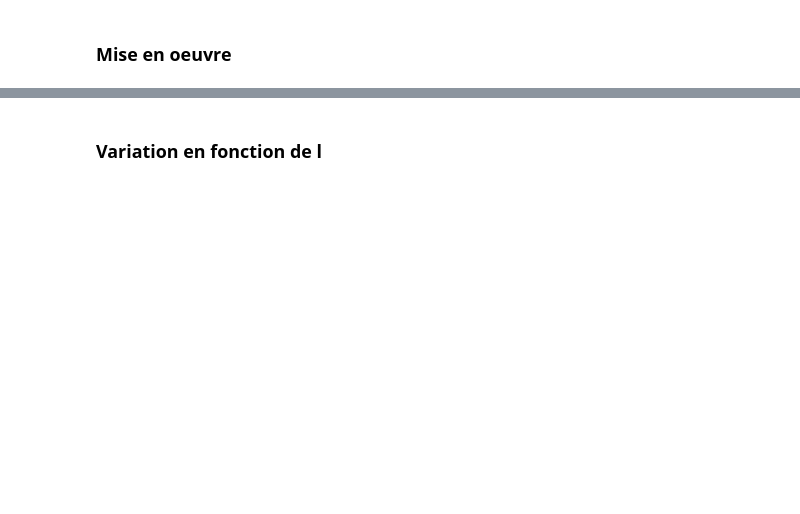
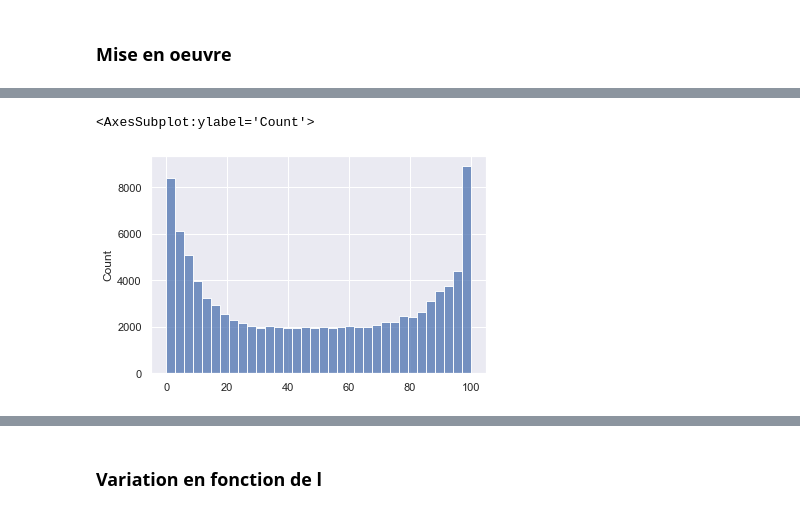
Before and after one commit to fsemecurbe/MMTMSS, a Jupyter notebook: Analysis.ipynb, the cells around one changed output, grey strips where cells are left out. Cells and saved outputs as stored; diff of their text form; code cells hidden in the pictures; blank space fills up the shorter version.

```diff
--- a/Analysis.ipynb
+++ b/Analysis.ipynb
@@ -45,0 +64,5 @@ frac = jfrac[8]
+# %%
+sns.histplot((fracd[:,:,1]/(fracd[:,:,0]+fracd[:,:,1])*100).flat)
+# %% [output]
+<AxesSubplot:ylabel='Count'>
+[figure, added]
```
Also changed, not shown: parts of 23 cells of this notebook, 2 other files.
